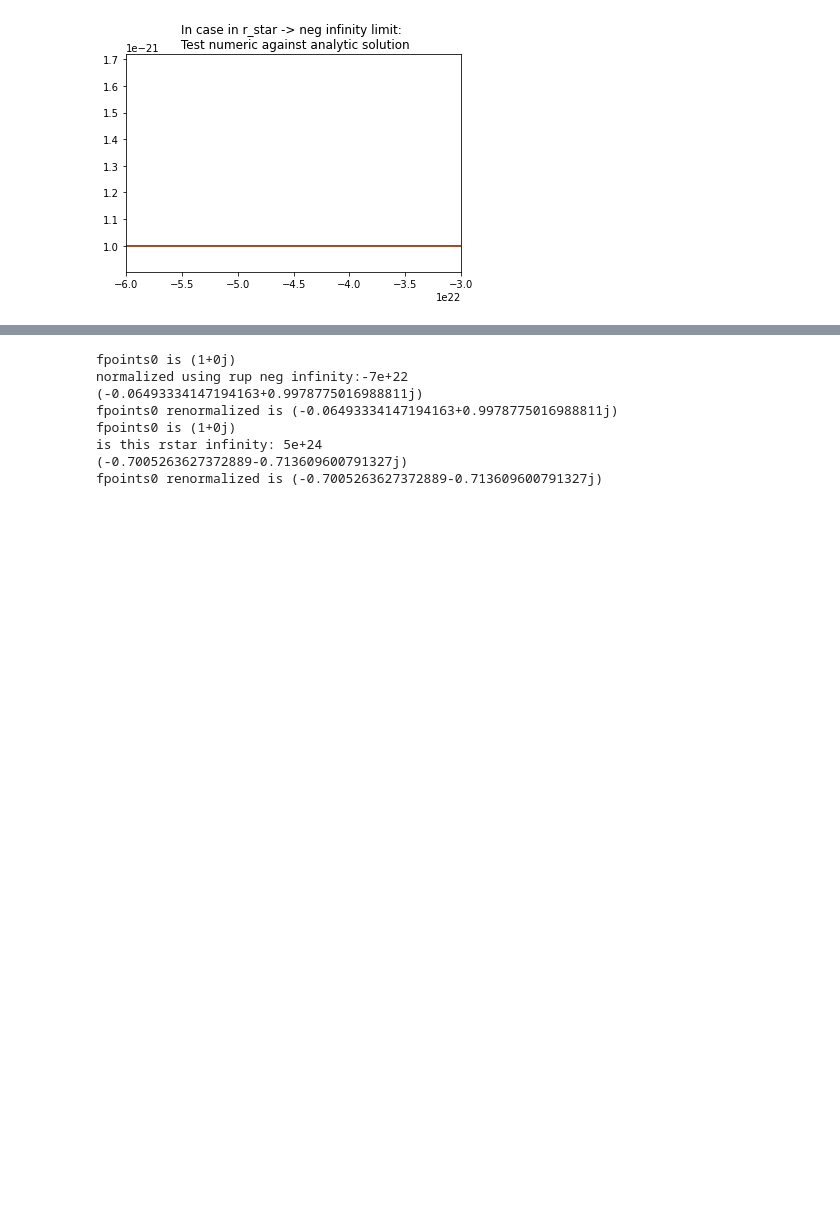
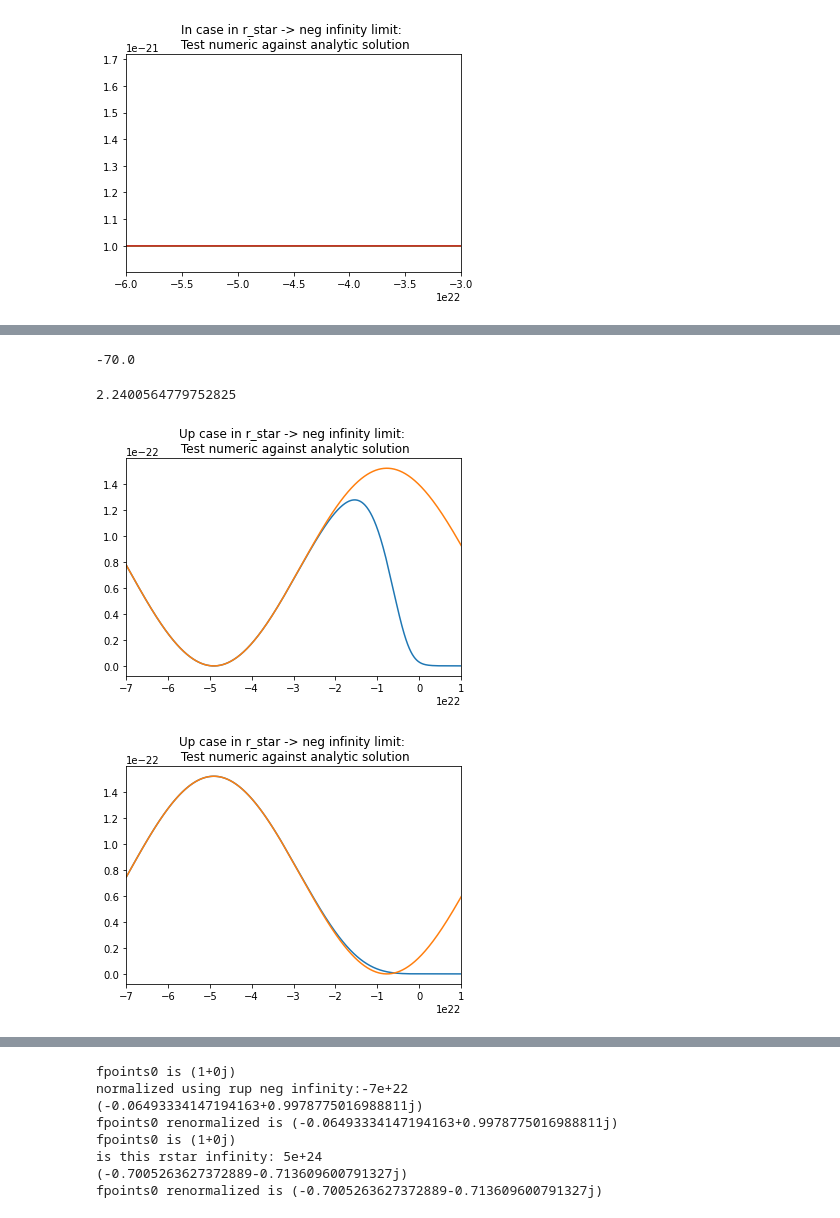
Before and after one commit to hirata10/PrimordialBlackHole, a Jupyter notebook: Wavefunction Normalization and End Behavior Check.ipynb, the cells around one changed output, grey strips where cells are left out. Drawn from its saved outputs; the diff is of its cells as text; code cells hidden in the pictures; blank space fills up the shorter version.

Commit message:
Includes checking bound case

```diff
--- a/Wavefunction Normalization and End Behavior Check.ipynb
+++ b/Wavefunction Normalization and End Behavior Check.ipynb
@@ -281,0 +298,8 @@ plt.show()
+# %%
+EWF = Inp.ElectronWaveFunction(nu, h, k, mu, M, lam, GC, c, tol)
+# %%
+r_points, F_points, G_points = EWF.RK_4(r_initial, r_final, 240000, up = True)
+
+r_points_in, F_points_in, G_points_in = EWF.RK_4(r_final, r_initial, 240000, up = False)
+
+R,T,delta = EWF.get_R_and_T_coeff(r_points,F_points,G_points,r_points_in,F_points_in,G_points_in)
@@ -281,0 +314,12 @@ plt.show()
+# %%
+def bound_up_rstar_neg(h,delta,r_star):
+    F_up = np.sqrt(h)*np.exp(complex(0,1)*h*r_star)+np.exp(2*complex(0,1)*delta)*np.sqrt(h)*np.exp(complex(0,-1)*h*r_star)
+    G_up = complex(0,-1)*np.sqrt(h)*np.exp(complex(0,1)*h*r_star) + np.exp(2*complex(0,1)*delta)*np.sqrt(h)*complex(0,1)*np.exp(complex(0,-1)*h*r_star)
+
+    return F_up, G_up
+# %%
+checkF, checkG = bound_up_rstar_neg(h,delta,r_points[30310:])
+# %%
+r_points[-1]/M
+# %% [output]
+-70.0
@@ -281,0 +328,31 @@ plt.show()
+# %%
+m1.r_star_to_r(-2*M, M, 1.e-10)/M
+# %% [output]
+2.2400564779752825
+# %%
+
+plt.xlim(-7e22,1.e22)
+#plt.ylim(.0, .0001)
+#plt.ylim(.0000999e-17, .0001009e-17)
+plt.plot(r_points, np.abs(G_points)**2)
+#plt.plot(r_points, np.abs(F_points)**2)
+plt.plot(r_points[30310:],np.abs(checkG)**2)
+#plt.plot(r_points[0:30310],np.abs(checkF)**2)
+plt.title("Up case in r_star -> neg infinity limit: \n Test numeric against analytic solution")
+
+plt.show()
+
+
+plt.xlim(-7e22,1.e22)
+#plt.ylim(.0, .0001)
+#plt.ylim(.0000999e-17, .0001009e-17)
+#plt.plot(r_points, np.abs(G_points)**2)
+plt.plot(r_points, np.abs(F_points)**2)
+#plt.plot(r_points[30310:],np.abs(checkG)**2)
+plt.plot(r_points[30310:],np.abs(checkF)**2)
+plt.title("Up case in r_star -> neg infinity limit: \n Test numeric against analytic solution")
+
+plt.show()
+# %% [output]
+[figure, added]
+[figure, added]
```
Also changed, not shown: parts of 21 cells of this notebook.
